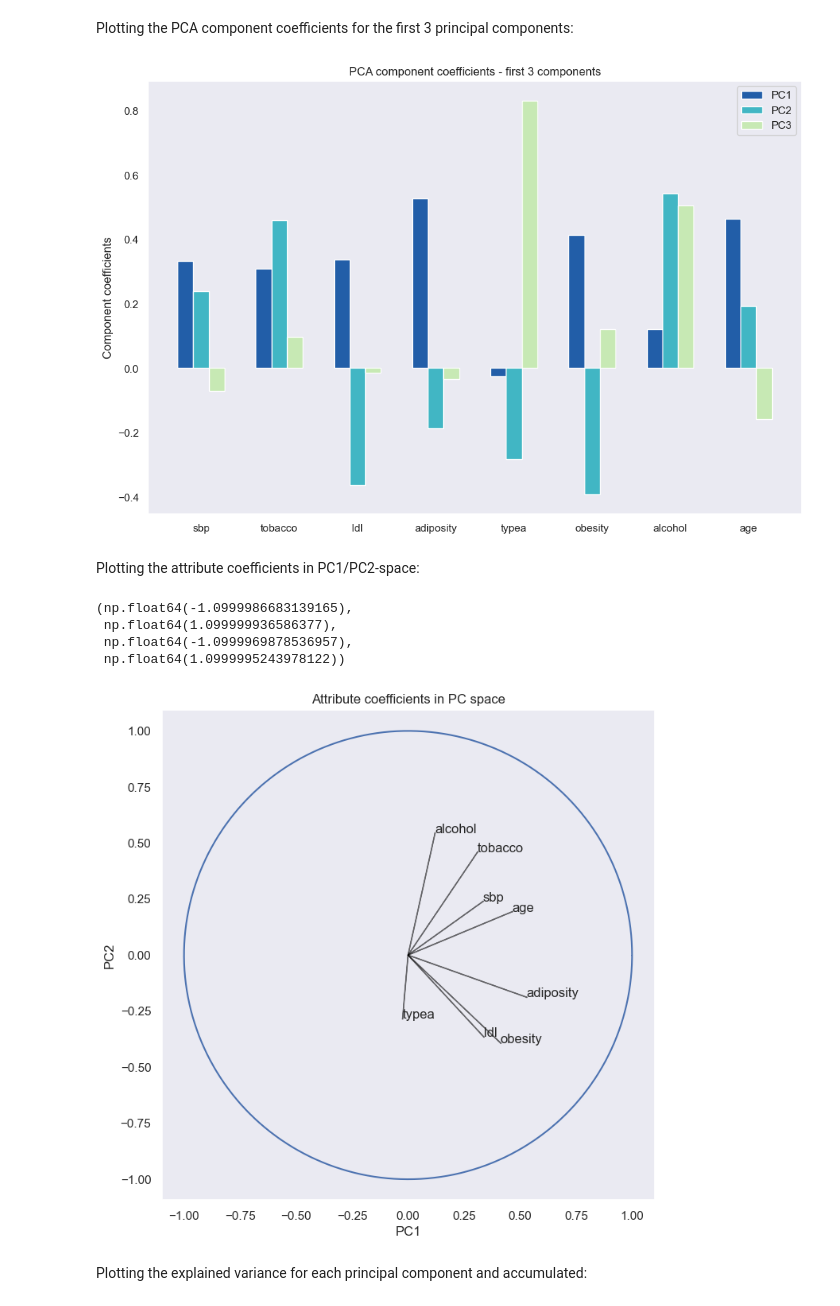
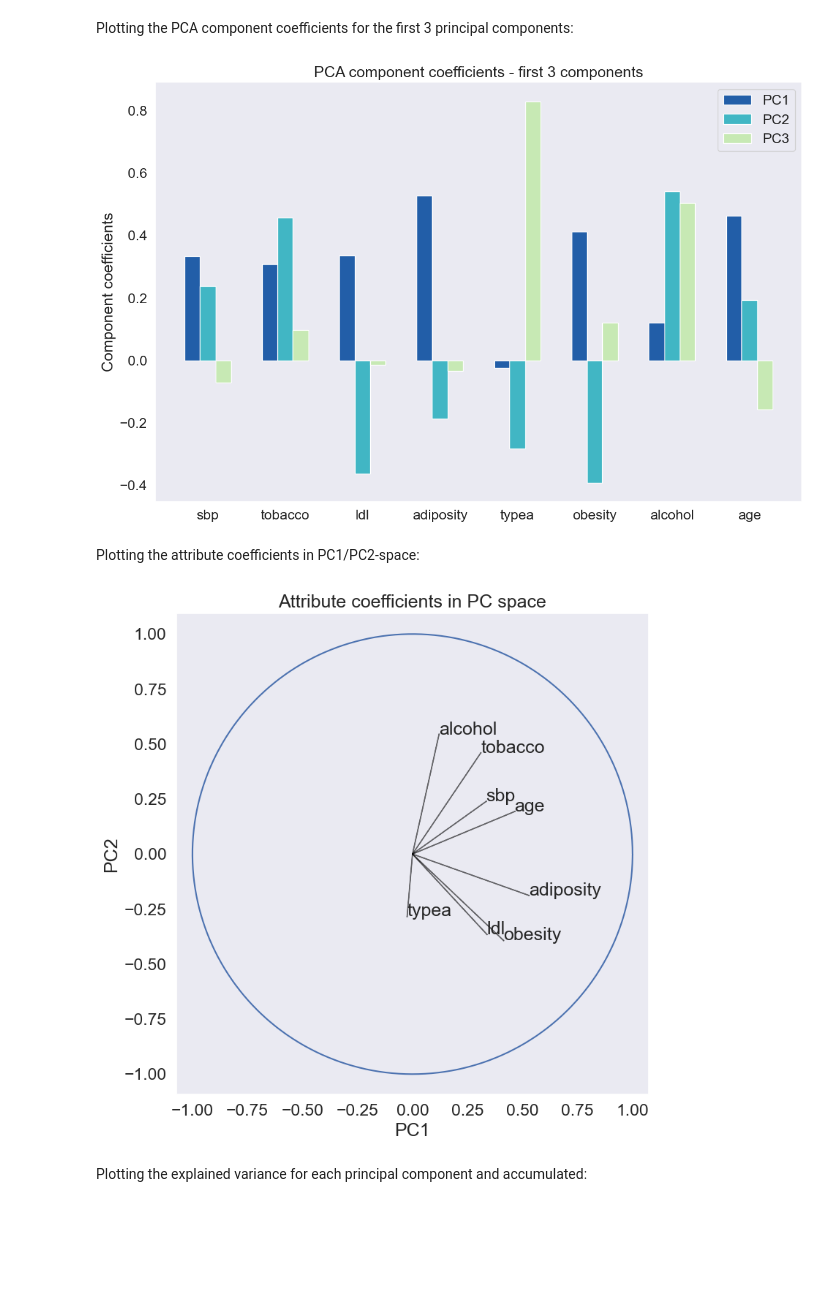
Before and after one commit to krusand/02452-ML-Project, a Jupyter notebook: pca_analysis.ipynb, the cells around one changed output. Drawn from its saved outputs; the diff is of its cells as text; code cells hidden in the pictures; blank space fills up the shorter version.

```diff
--- a/pca_analysis.ipynb
+++ b/pca_analysis.ipynb
@@ -15,7 +15,7 @@ from sklearn.decomposition import PCA
 
 # Plotting style
 sns.set_style('darkgrid')
-sns.set_theme(font_scale=1.)
+sns.set_theme(font_scale=1.5)
 # %% [markdown]
 Loading the heart disease dataset and selecting only the continuous variables:
 # %%
@@ -52,33 +52,31 @@ plt.xticks(r + bw, X.columns)
 plt.ylabel("Component coefficients")
 plt.legend()
 plt.grid()
+plt.tight_layout()
 plt.show()
 # %% [output]
-[figure, old version]
+[figure, new version]
 # %% [markdown]
 Plotting the attribute coefficients in PC1/PC2-space:
 # %%
 PC_idxs = [0, 1]
 fig = plt.figure(figsize=(8, 8))
 plt.title("Attribute coefficients in PC space")
 
 for attr_idx, attr_name in enumerate(X.columns):
     plt.arrow(0, 0, V[attr_idx, PC_idxs[0]], V[attr_idx, PC_idxs[1]], color='black', alpha=0.5)
     plt.text(V[attr_idx, PC_idxs[0]], V[attr_idx, PC_idxs[1]], attr_name)
 
 plt.xlabel(f"PC{PC_idxs[0] + 1}")
 plt.ylabel(f"PC{PC_idxs[1] + 1}")
 plt.grid()
 
 # unit circle
 plt.plot(np.cos(np.arange(0, 2 * np.pi, 0.01)), np.sin(np.arange(0, 2 * np.pi, 0.01)))
 plt.axis("equal")
+plt.tight_layout()
 # %% [output]
-(np.float64(-1.0999986683139165),
- np.float64(1.099999936586377),
- np.float64(-1.0999969878536957),
- np.float64(1.0999995243978122))
-[figure, old version]
+[figure, new version]
 # %% [markdown]
 Plotting the explained variance for each principal component and accumulated:
 # %%
```
Also changed, not shown: parts of 2 cells of this notebook.
